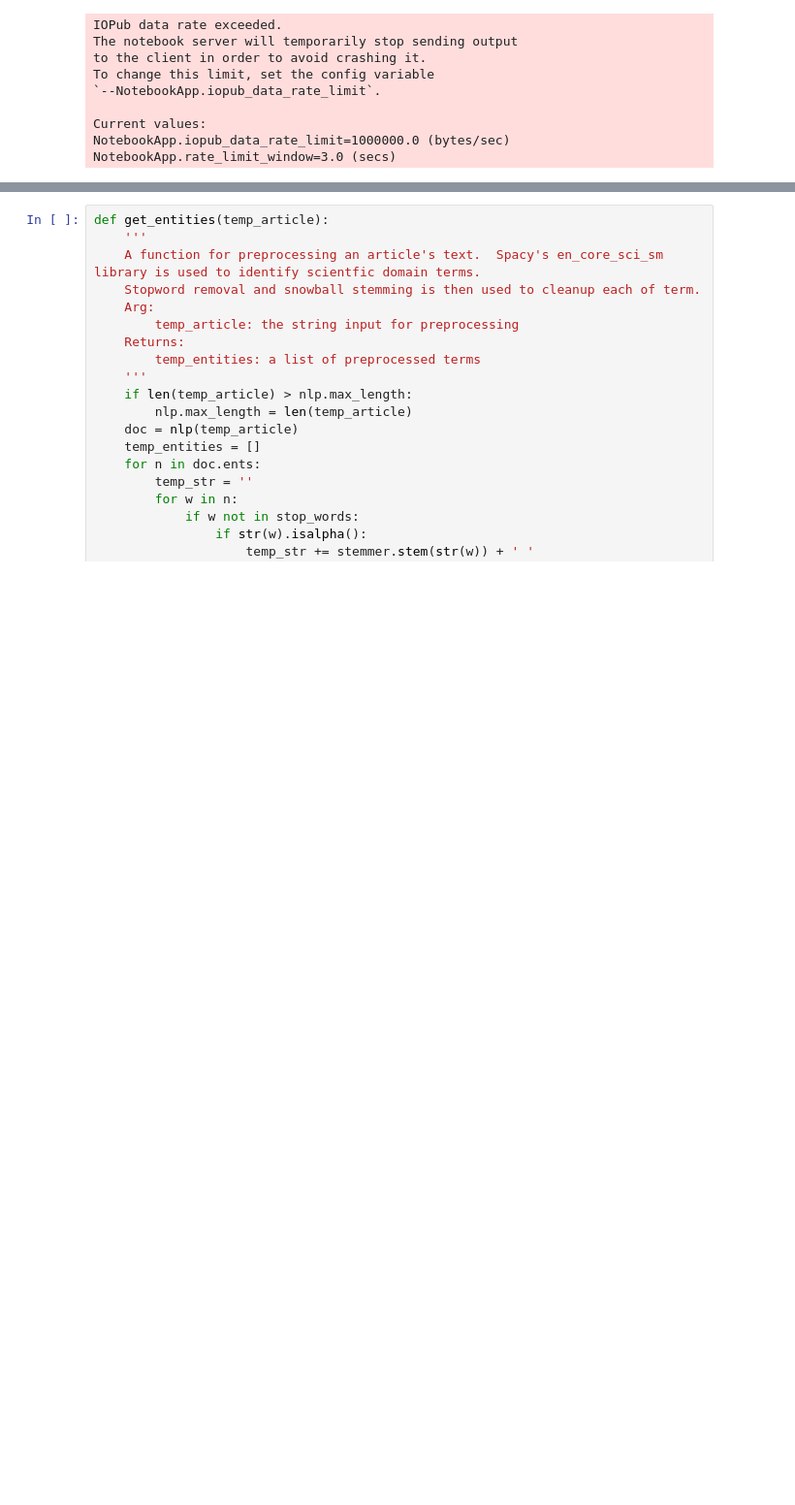
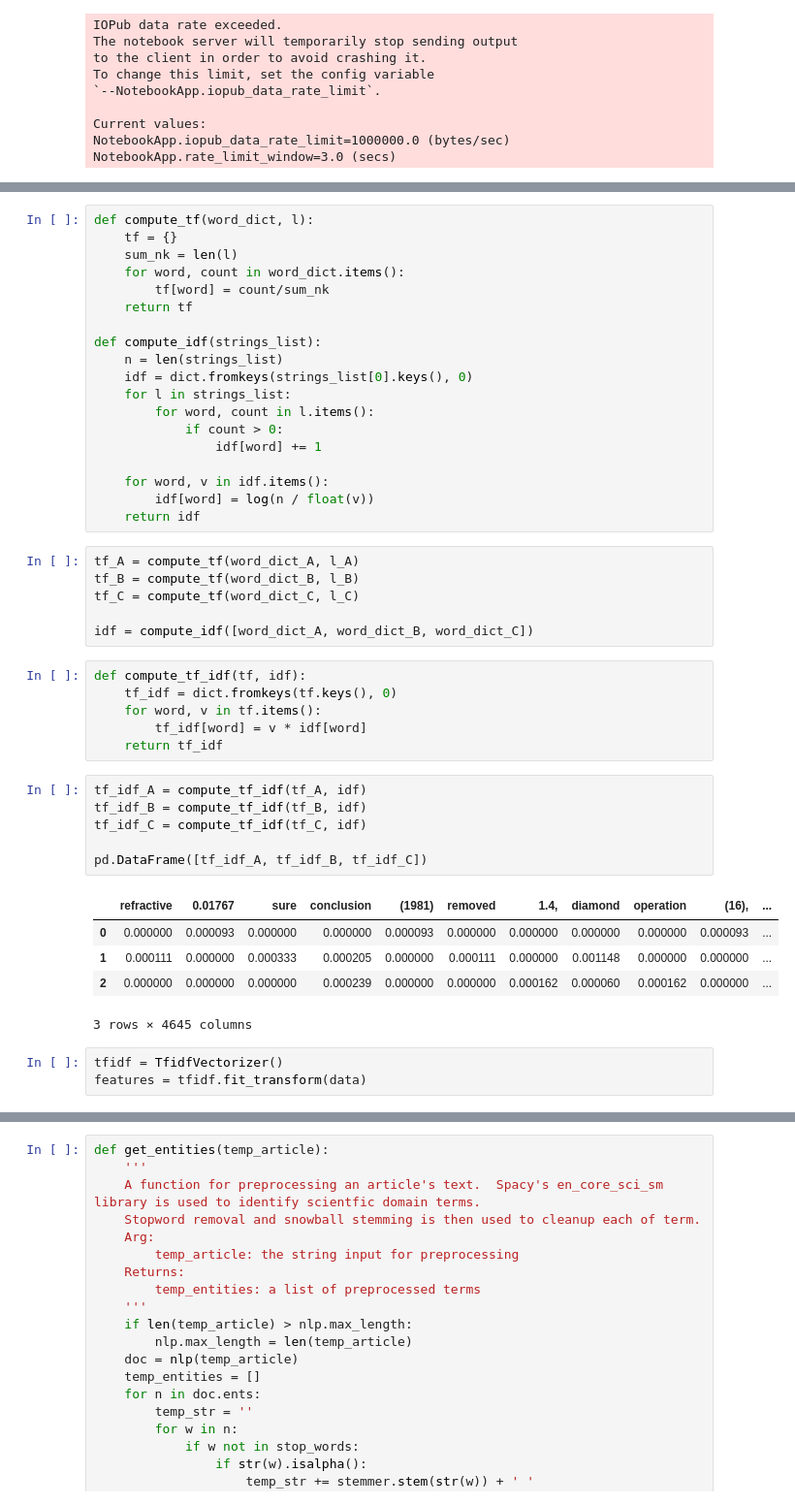
Before and after one commit to vizzies/NASA-Heat-Exhange-Knowledge-Explorer, a Jupyter notebook: starter-notebooks/grcml_challenge_a_shruti.ipynb, the cells around one changed output, grey strips where cells are left out. Shown: that part at 97% size. Drawn from its saved outputs; the diff is of its cells as text; blank space fills up the shorter version.

```diff
--- a/starter-notebooks/grcml_challenge_a_shruti.ipynb
+++ b/starter-notebooks/grcml_challenge_a_shruti.ipynb
@@ -104,0 +231,46 @@ Additive manufacturing of pyramidal pin fins: Height and fin density effects und
+# %%
+def compute_tf(word_dict, l):
+    tf = {}
+    sum_nk = len(l)
+    for word, count in word_dict.items():
+        tf[word] = count/sum_nk
+    return tf
+
+def compute_idf(strings_list):
+    n = len(strings_list)
+    idf = dict.fromkeys(strings_list[0].keys(), 0)
+    for l in strings_list:
+        for word, count in l.items():
+            if count > 0:
+                idf[word] += 1
+
+    for word, v in idf.items():
+        idf[word] = log(n / float(v))
+    return idf
+# %%
+tf_A = compute_tf(word_dict_A, l_A)
+tf_B = compute_tf(word_dict_B, l_B)
+tf_C = compute_tf(word_dict_C, l_C)
+
+idf = compute_idf([word_dict_A, word_dict_B, word_dict_C])
+# %%
+def compute_tf_idf(tf, idf):
+    tf_idf = dict.fromkeys(tf.keys(), 0)
+    for word, v in tf.items():
+        tf_idf[word] = v * idf[word]
+    return tf_idf
+# %%
+tf_idf_A = compute_tf_idf(tf_A, idf)
+tf_idf_B = compute_tf_idf(tf_B, idf)
+tf_idf_C = compute_tf_idf(tf_C, idf)
+
+pd.DataFrame([tf_idf_A, tf_idf_B, tf_idf_C])
+# %% [output]
+|  | refractive | 0.01767 | sure | conclusion | (1981) | removed | 1.4, | diamond | operation | (16), | ... |
+| 0 | 0.000000 | 0.000093 | 0.000000 | 0.000000 | 0.000093 | 0.000000 | 0.000000 | 0.000000 | 0.000000 | 0.000093 | ... |
+| 1 | 0.000111 | 0.000000 | 0.000333 | 0.000205 | 0.000000 | 0.000111 | 0.000000 | 0.001148 | 0.000000 | 0.000000 | ... |
+| 2 | 0.000000 | 0.000000 | 0.000000 | 0.000239 | 0.000000 | 0.000000 | 0.000162 | 0.000060 | 0.000162 | 0.000000 | ... |
+3 rows × 4645 columns
+# %%
+tfidf = TfidfVectorizer()
+features = tfidf.fit_transform(data)
```
Also changed, not shown: parts of 20 cells of this notebook.
